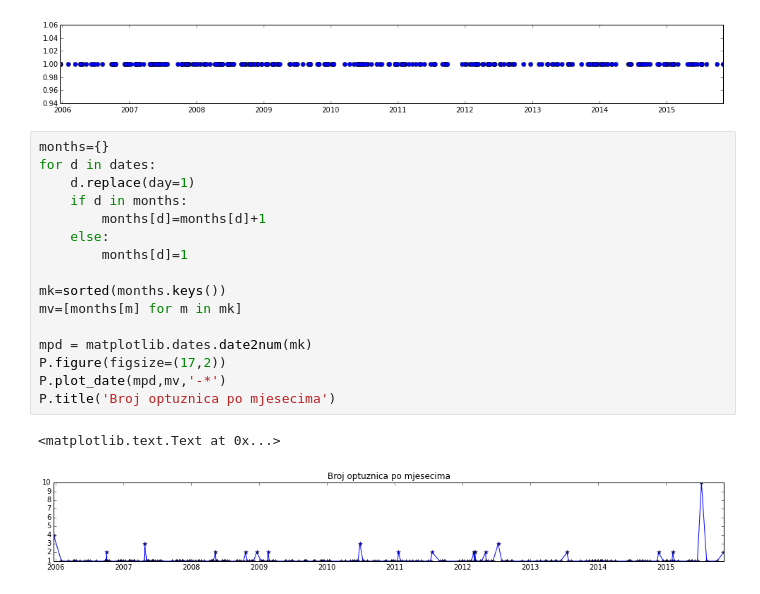
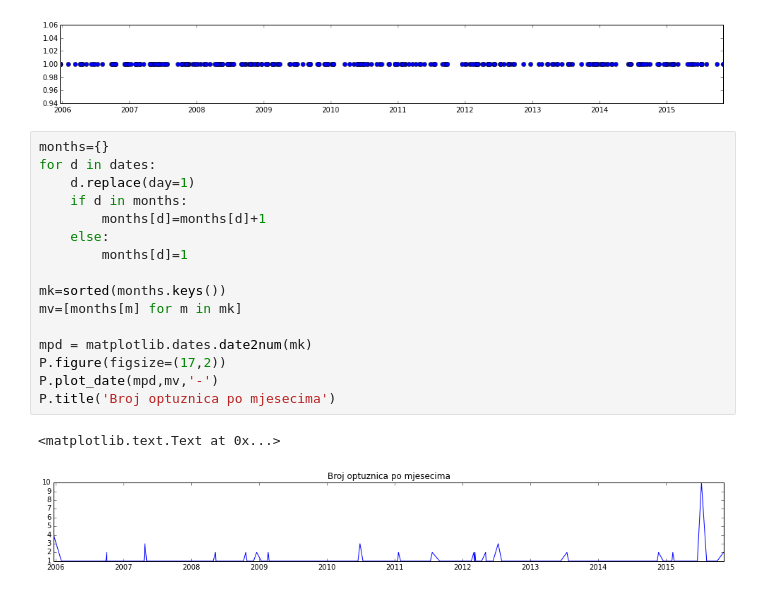
Before and after one commit to danijel3/notebooks, a Jupyter notebook: dorh.ipynb, the cells around one changed output. Cells and saved outputs as stored; diff of their text form.

```diff
--- a/dorh.ipynb
+++ b/dorh.ipynb
@@ -103,19 +103,19 @@ P.plot_date(mpd,numpy.ones(len(dates)))
 # %%
 months={}
 for d in dates:
     d.replace(day=1)
     if d in months:
         months[d]=months[d]+1
     else:
         months[d]=1
 
 mk=sorted(months.keys())
 mv=[months[m] for m in mk]
 
 mpd = matplotlib.dates.date2num(mk)
 P.figure(figsize=(17,2))
-P.plot_date(mpd,mv,'-*')
+P.plot_date(mpd,mv,'-')
 P.title('Broj optuznica po mjesecima')
 # %% [output]
 <matplotlib.text.Text at 0x...>
-[figure, old version]
+[figure, new version]
```
